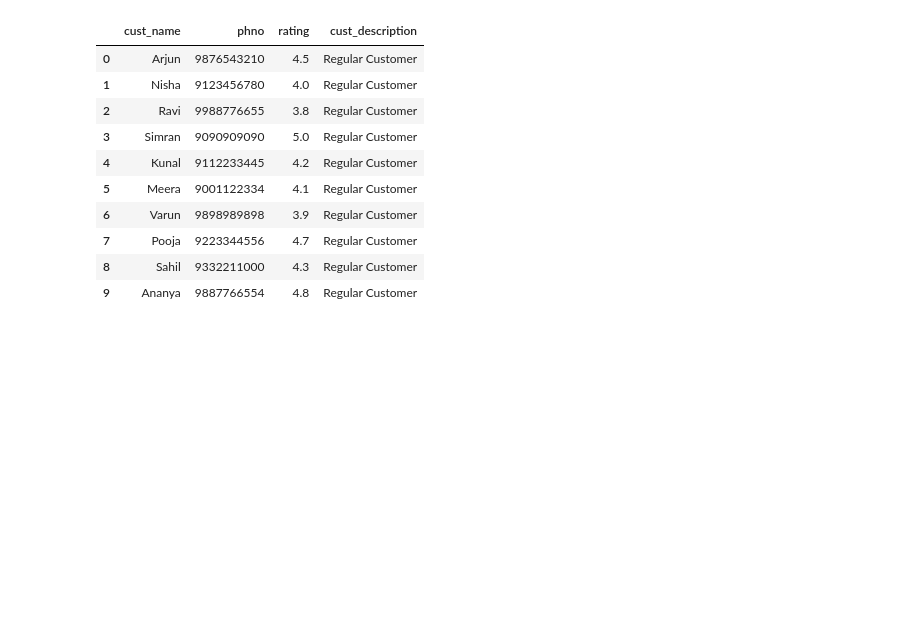
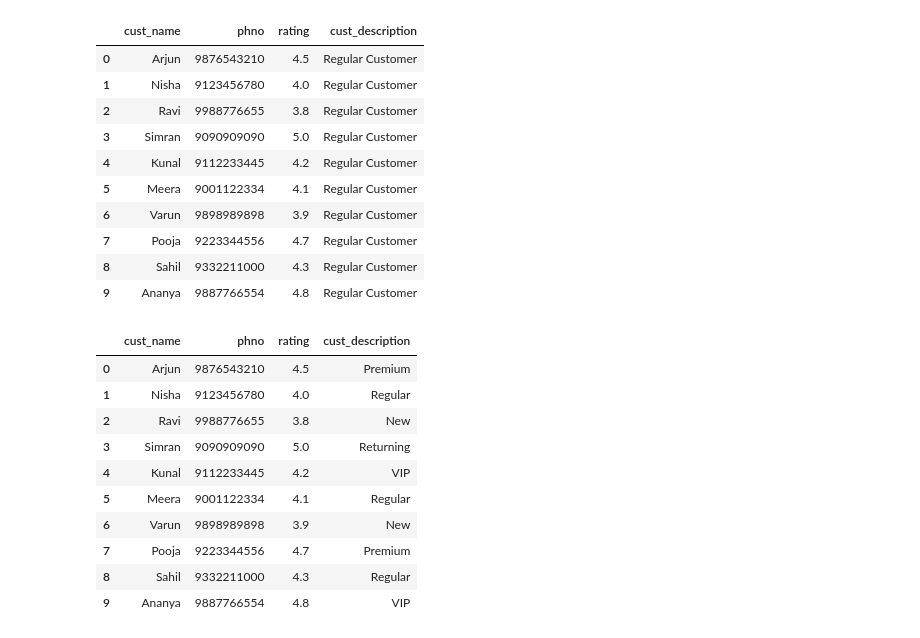
Before and after one commit to Yaminikanta/Python_Libraries, a Jupyter notebook: 02-Pandas/class_pandas.ipynb, the cells around one changed output. Saved outputs shown, nothing was run; the diff lists cells and outputs as text; code cells hidden in the pictures; blank space fills up the shorter version.

```diff
--- a/02-Pandas/class_pandas.ipynb
+++ b/02-Pandas/class_pandas.ipynb
@@ -423,3 +423,18 @@ cust_df
 | 7 | Pooja | 9223344556 | 4.7 | Regular Customer |
 | 8 | Sahil | 9332211000 | 4.3 | Regular Customer |
 | 9 | Ananya | 9887766554 | 4.8 | Regular Customer |
+# %%
+cust_df['cust_description'] = ["Premium","Regular","New","Returning","VIP","Regular","New","Premium","Regular","VIP"]
+cust_df
+# %% [output]
+|  | cust_name | phno | rating | cust_description |
+| 0 | Arjun | 9876543210 | 4.5 | Premium |
+| 1 | Nisha | 9123456780 | 4.0 | Regular |
+| 2 | Ravi | 9988776655 | 3.8 | New |
+| 3 | Simran | 9090909090 | 5.0 | Returning |
+| 4 | Kunal | 9112233445 | 4.2 | VIP |
+| 5 | Meera | 9001122334 | 4.1 | Regular |
+| 6 | Varun | 9898989898 | 3.9 | New |
+| 7 | Pooja | 9223344556 | 4.7 | Premium |
+| 8 | Sahil | 9332211000 | 4.3 | Regular |
+| 9 | Ananya | 9887766554 | 4.8 | VIP |
```
